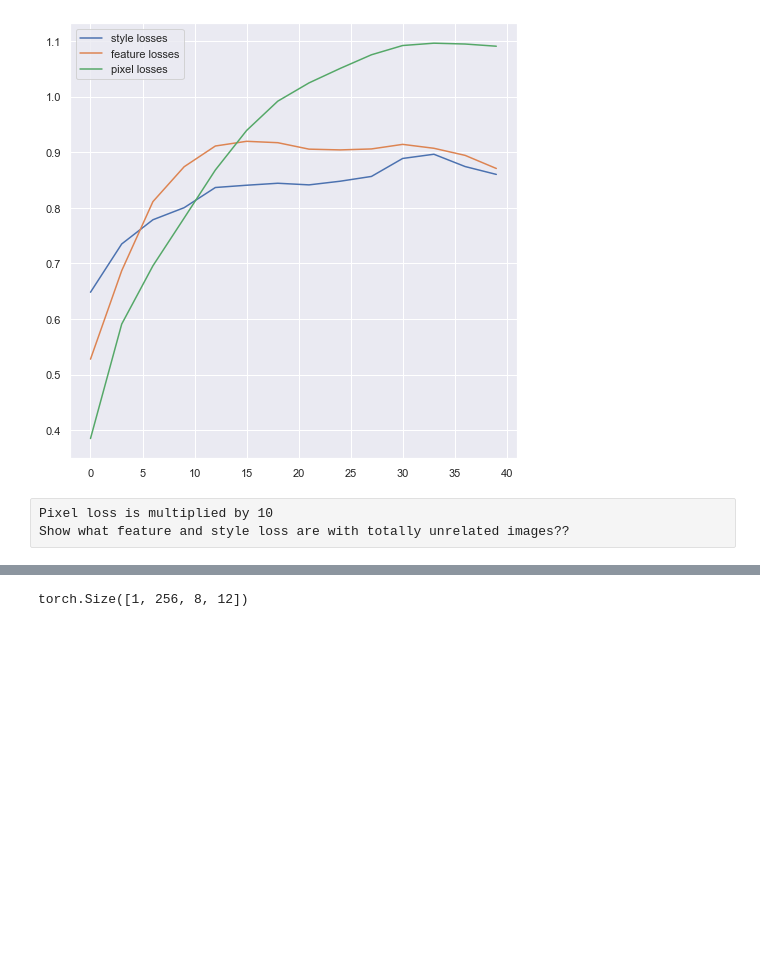
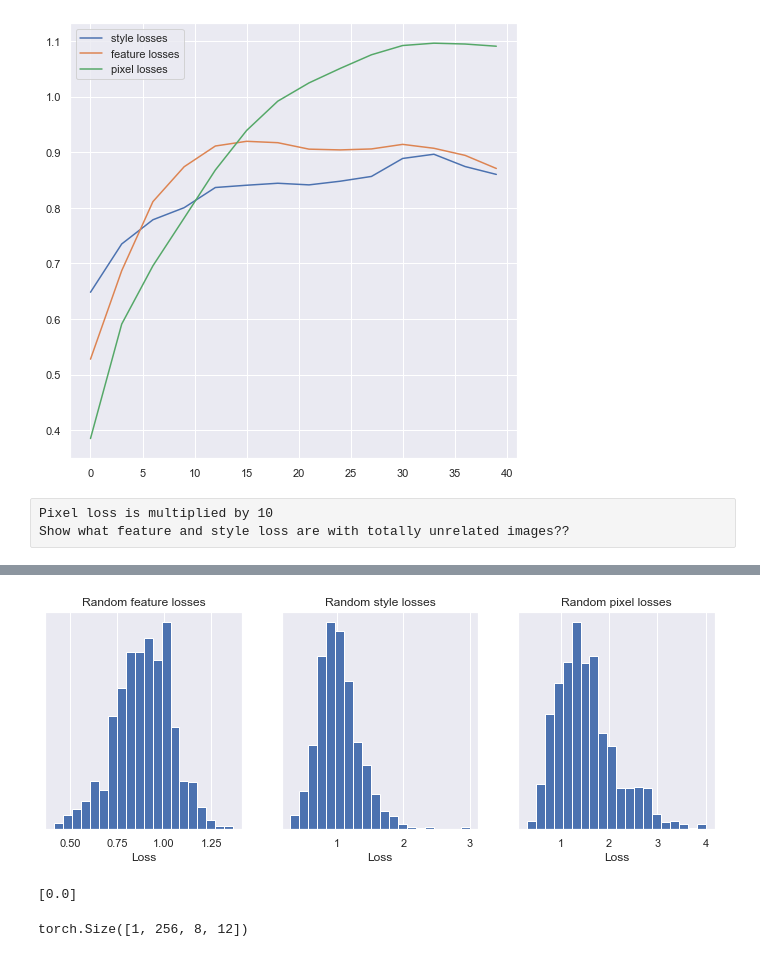
Before and after one commit to hugisveitti/thesis, a Jupyter notebook: code/model/test_losses.ipynb, the cells around one changed output, grey strips where cells are left out. Drawn from its saved outputs; the diff is of its cells as text; code cells hidden in the pictures; blank space fills up the shorter version.

```diff
--- a/code/model/test_losses.ipynb
+++ b/code/model/test_losses.ipynb
@@ -179,0 +203,3 @@ Show what feature and style loss are with totally unrelated images??
+# %%
+# Look at two random places
+ds = SatelliteDataset("../../data/grid_dir/train")
@@ -180,3 +275,26 @@ Show what feature and style loss are with totally unrelated images??
+# %%
+fig,ax =  plt.subplots(1,3, figsize=(12, 4))
+n_bins = 20
+ax[0].hist(feature_losses, n_bins)
+ax[0].set_title("Random feature losses")
+ax[1].hist(style_losses, n_bins)
+ax[1].set_title("Random style losses")
+ax[2].hist(pixel_losses, n_bins)
+ax[2].set_title("Random pixel losses")
+ax[0].set_yticks([])
+ax[1].set_yticks([])
+ax[2].set_yticks([])
+ax[0].set_xlabel("Loss")
+ax[1].set_xlabel("Loss")
+ax[2].set_xlabel("Loss")
+
+plt.savefig("images/random_losses.pdf")
+# %% [output]
+[figure, added]
+# %%
+feature_losses
+# %% [output]
+[0.0]
 # %%
 local_feature.shape
 # %% [output]
```
Also changed, not shown: parts of 6 cells of this notebook, 7 other files.
